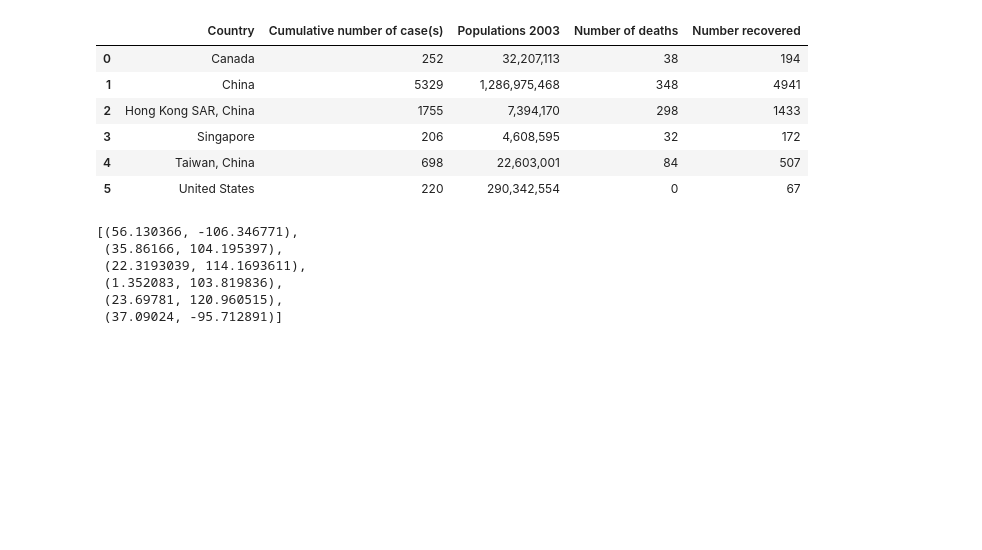
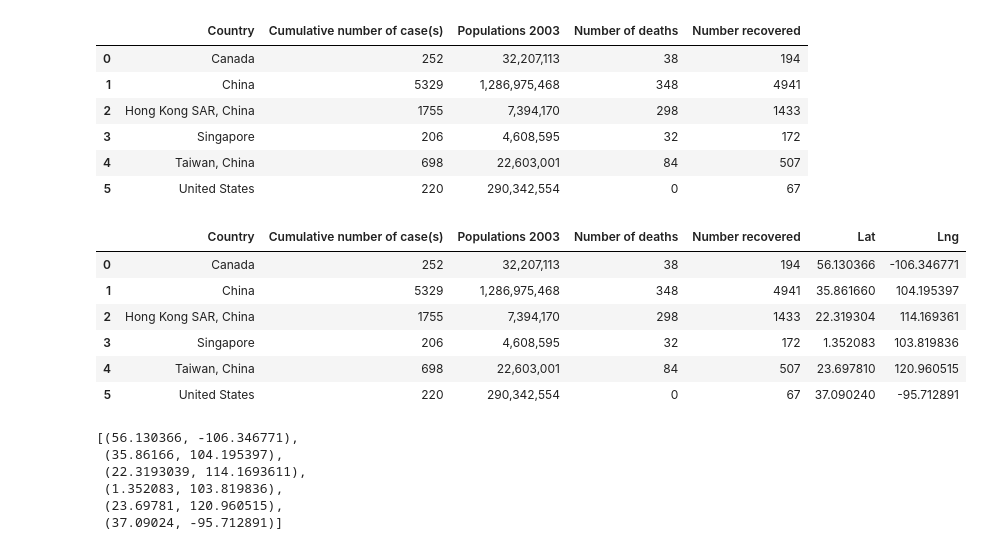
Before and after one commit to erharker/Json-s-and-the-pretty-pprintcesses, a Jupyter notebook: sars-ebola.ipynb, the cells around one changed output. Cells and saved outputs as stored; diff of their text form; code cells hidden in the pictures; blank space fills up the shorter version.

```diff
--- a/sars-ebola.ipynb
+++ b/sars-ebola.ipynb
@@ -489,6 +489,16 @@ for c in mainDF.Country:
     lattitude, longitude = getLatLng(c)
     mainDF.loc[mainDF['Country']==c,'Lat'] = lattitude
     mainDF.loc[mainDF['Country']==c,'Lng'] = longitude
+# %%
+mainDF
+# %% [output]
+|  | Country | Cumulative number of case(s) | Populations 2003 | Number of deaths | Number recovered | Lat | Lng |
+| 0 | Canada | 252 | 32,207,113 | 38 | 194 | 56.130366 | -106.346771 |
+| 1 | China | 5329 | 1,286,975,468 | 348 | 4941 | 35.861660 | 104.195397 |
+| 2 | Hong Kong SAR, China | 1755 | 7,394,170 | 298 | 1433 | 22.319304 | 114.169361 |
+| 3 | Singapore | 206 | 4,608,595 | 32 | 172 | 1.352083 | 103.819836 |
+| 4 | Taiwan, China | 698 | 22,603,001 | 84 | 507 | 23.697810 | 120.960515 |
+| 5 | United States | 220 | 290,342,554 | 0 | 67 | 37.090240 | -95.712891 |
 # %%
 coordinates = list(zip(mainDF['Lat'],mainDF['Lng']))
 coordinates
```
Also changed, not shown: parts of 4 cells of this notebook, 1 other file.
